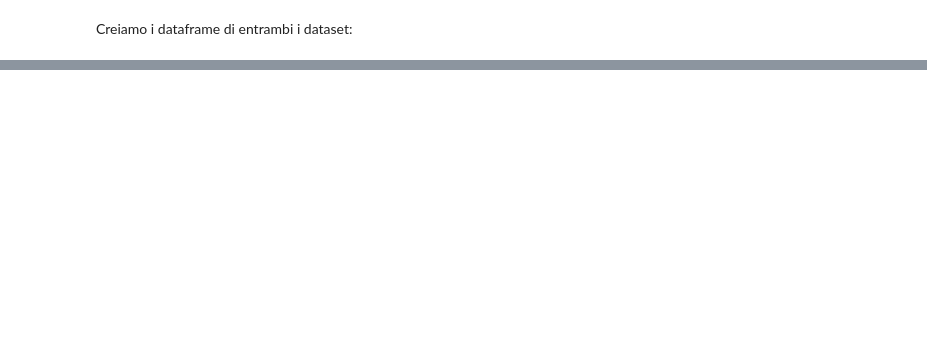
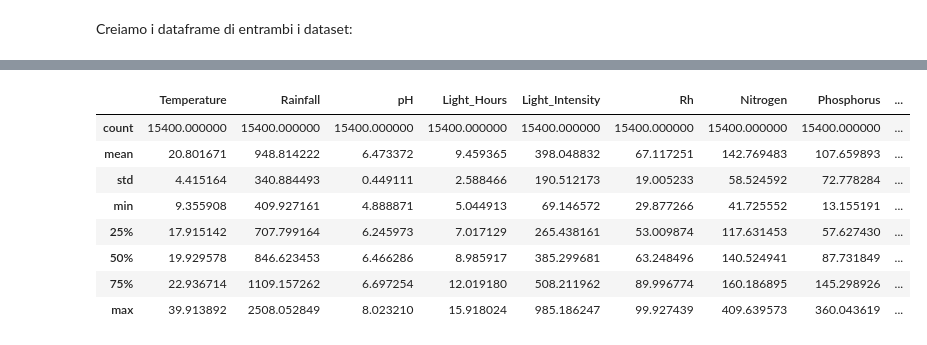
Before and after one commit to Jujez04/data-intensive-project, a Jupyter notebook: main.ipynb, the cells around one changed output, grey strips where cells are left out. Cells and saved outputs as stored; diff of their text form; code cells hidden in the pictures; blank space fills up the shorter version.

```diff
--- a/main.ipynb
+++ b/main.ipynb
@@ -54,0 +90,12 @@ Da notare: vogliamo produrre un modello di classificazione, quindi non serve ave
+# %%
+soil_df.describe()
+# %% [output]
+|  | Temperature | Rainfall | pH | Light_Hours | Light_Intensity | Rh | Nitrogen | Phosphorus | ... |
+| count | 15400.000000 | 15400.000000 | 15400.000000 | 15400.000000 | 15400.000000 | 15400.000000 | 15400.000000 | 15400.000000 | ... |
+| mean | 20.801671 | 948.814222 | 6.473372 | 9.459365 | 398.048832 | 67.117251 | 142.769483 | 107.659893 | ... |
+| std | 4.415164 | 340.884493 | 0.449111 | 2.588466 | 190.512173 | 19.005233 | 58.524592 | 72.778284 | ... |
+| min | 9.355908 | 409.927161 | 4.888871 | 5.044913 | 69.146572 | 29.877266 | 41.725552 | 13.155191 | ... |
+| 25% | 17.915142 | 707.799164 | 6.245973 | 7.017129 | 265.438161 | 53.009874 | 117.631453 | 57.627430 | ... |
+| 50% | 19.929578 | 846.623453 | 6.466286 | 8.985917 | 385.299681 | 63.248496 | 140.524941 | 87.731849 | ... |
+| 75% | 22.936714 | 1109.157262 | 6.697254 | 12.019180 | 508.211962 | 89.996774 | 160.186895 | 145.298926 | ... |
+| max | 39.913892 | 2508.052849 | 8.023210 | 15.918024 | 985.186247 | 99.927439 | 409.639573 | 360.043619 | ... |
```
Also changed, not shown: parts of 11 cells of this notebook.
